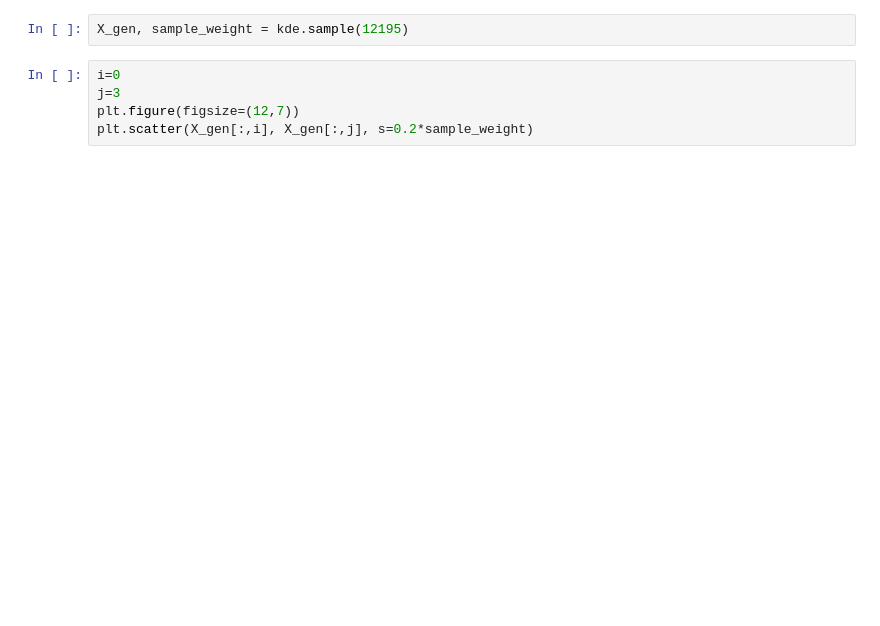
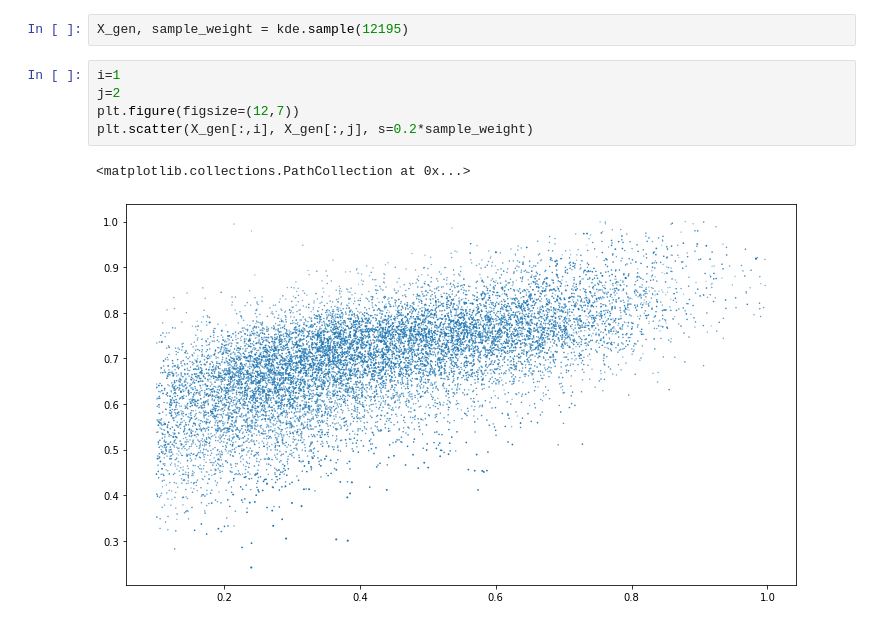
Before and after one commit to mbaak/synthsonic, a Jupyter notebook: notebooks/001-mb-kdecopulannpdf-examples/kdecopulannpdf_example.ipynb, the cells around one changed output. Cells and saved outputs as stored; diff of their text form; blank space fills up the shorter version.

```diff
--- a/notebooks/001-mb-kdecopulannpdf-examples/kdecopulannpdf_example.ipynb
+++ b/notebooks/001-mb-kdecopulannpdf-examples/kdecopulannpdf_example.ipynb
@@ -78,9 +244,12 @@ kde.score(data_mod)
 # %%
 X_gen, sample_weight = kde.sample(12195)
 # %%
-i=0
-j=3
+i=1
+j=2
 plt.figure(figsize=(12,7))
 plt.scatter(X_gen[:,i], X_gen[:,j], s=0.2*sample_weight)
+# %% [output]
+<matplotlib.collections.PathCollection at 0x...>
+[figure, added]
 # %%
 plt.figure(figsize=(12,7))
```
Also changed, not shown: parts of 21 cells of this notebook.
